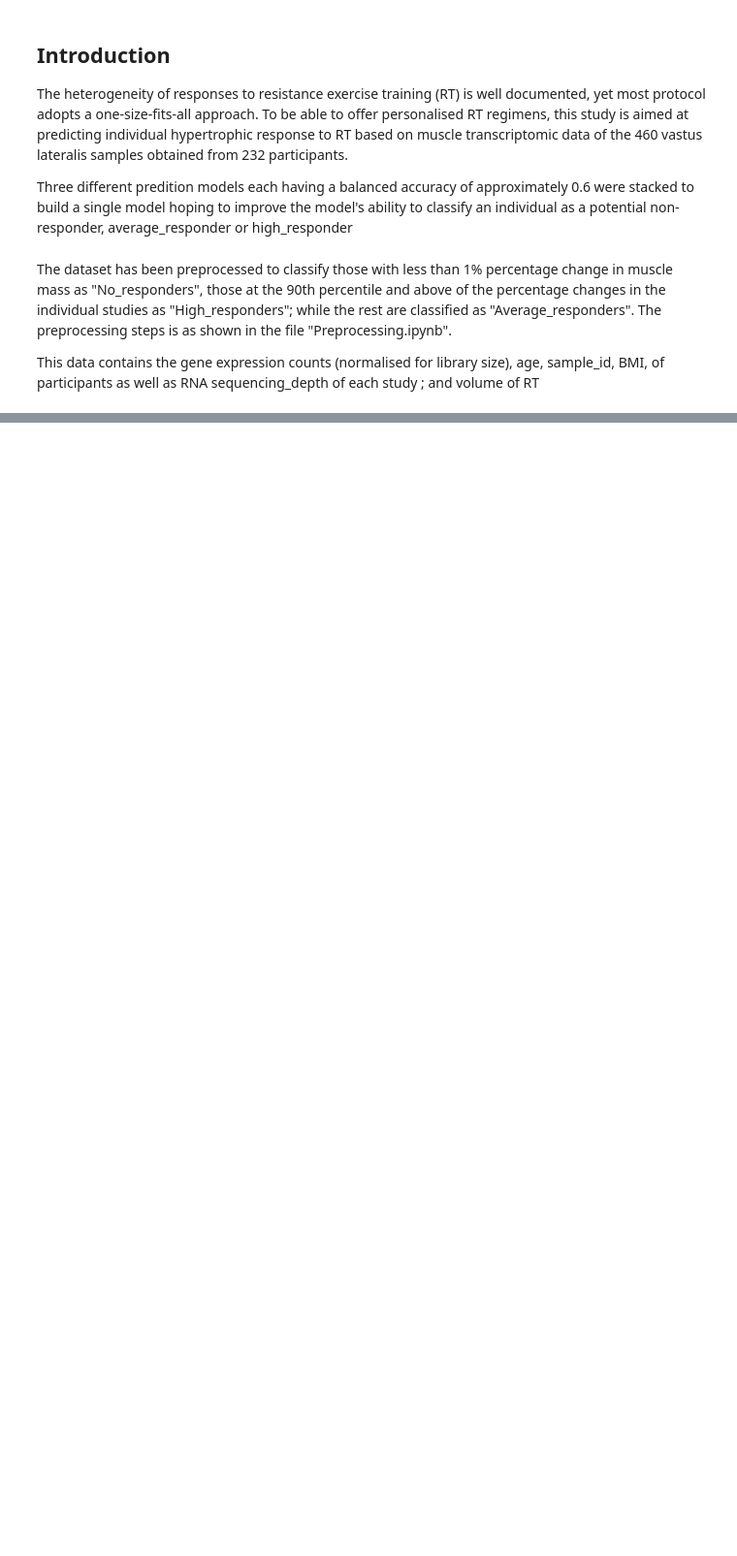
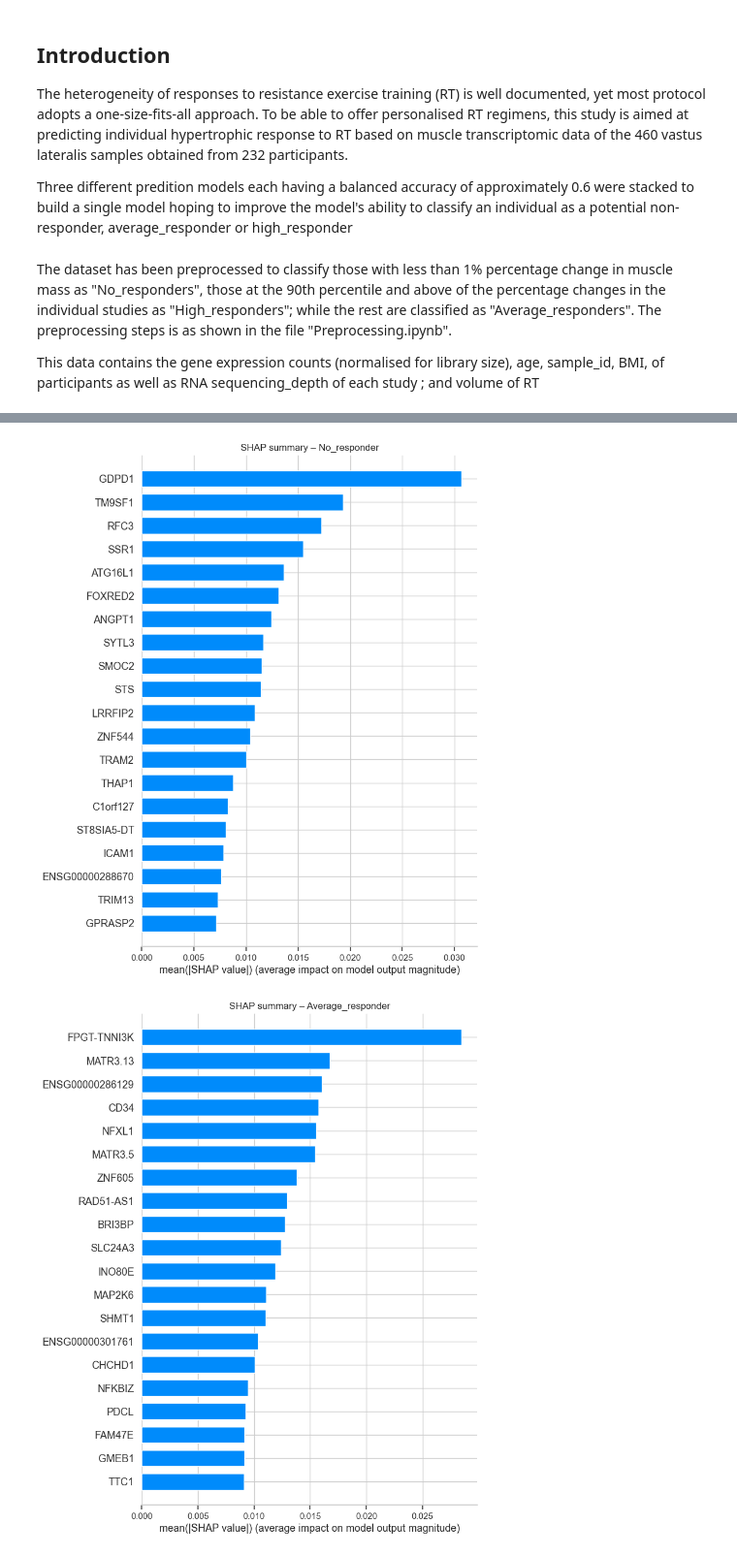
Before and after one commit to phoebemma/ML_paper, a Jupyter notebook: LGBM_model.ipynb, the cells around one changed output, grey strips where cells are left out. Shown: that part at 97% size. Drawn from its saved outputs; the diff is of its cells as text; code cells hidden in the pictures; blank space fills up the shorter version.

```diff
--- a/LGBM_model.ipynb
+++ b/LGBM_model.ipynb
@@ -25,3 +29,5 @@ import joblib
+# %%
+RANDOM_STATE = 42
 # %% [markdown]
 The dataset has been preprocessed to classify those with less than 1% percentage change in muscle mass as "No_responders", those at the 90th percentile and above of the percentage changes in the individual studies as "High_responders"; while the rest are classified as "Average_responders". The preprocessing steps is as shown in the file "Preprocessing.ipynb".
 
@@ -252,19 +222,0 @@ Despite using LGBM's inbuilt explanation tool, I still compare it to the one in
-# %%
-
-
-feature_names = lgbm.booster_.feature_name()
-
-explainer = shap.TreeExplainer(lgbm.booster_)
-shap_values = explainer.shap_values(X_bg)  # -> (n, d, C) in your setup
-
-for c, name in enumerate(class_names):
-    sv_c = shap_values[:, :, c]   # (n, d) for class c
-    shap.summary_plot(
-        sv_c, X_bg,
-        feature_names=feature_names,
-        plot_type="bar",      # plot as bar
-        max_display=20,       # show top 20 to keep it readable
-        show=False
-    )
-    plt.title(f"SHAP summary – {name}")
-    plt.show()
@@ -472,0 +287,21 @@ top_high
+# %%
+
+feature_names = lgbm.booster_.feature_name()
+
+explainer = shap.TreeExplainer(lgbm.booster_)
+shap_values = explainer.shap_values(X_val_scaled)
+
+for c, name in enumerate(class_names):
+    sv_c = shap_values[:, :, c]
+    shap.summary_plot(
+        sv_c, X_val_scaled,
+        feature_names=feature_names,
+        plot_type="bar",
+        max_display=20,
+        show=False
+    )
+    plt.title(f"SHAP summary – {name}")
+    plt.show()
+# %% [output]
+[figure, added]
+[figure, added]
```
Also changed, not shown: parts of 33 cells of this notebook.
